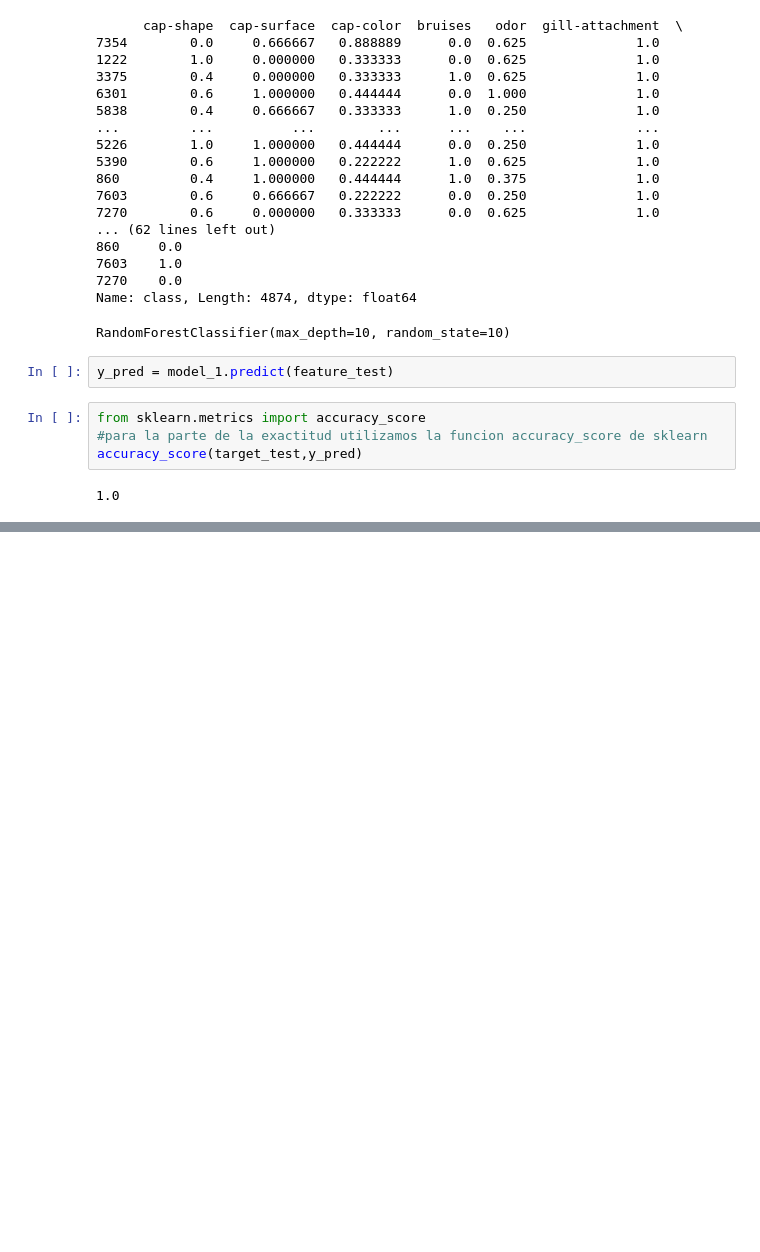
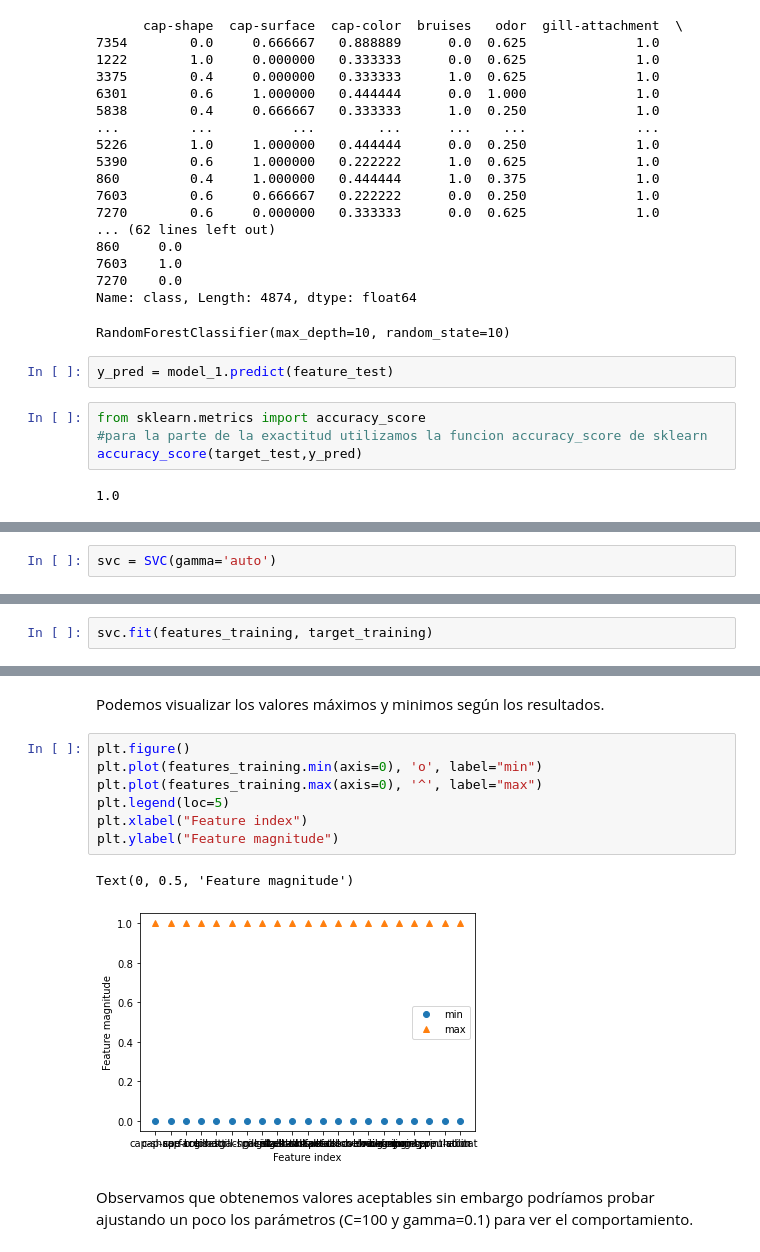
Before and after one commit to erickc80/tec_aprendizaje_automatico, a Jupyter notebook: Tarea-3/Tarea-3.ipynb, the cells around one changed output, grey strips where cells are left out. Drawn from its saved outputs; the diff is of its cells as text; blank space fills up the shorter version.

```diff
--- a/Tarea-3/Tarea-3.ipynb
+++ b/Tarea-3/Tarea-3.ipynb
@@ -712,0 +722,2 @@ accuracy_score(target_test,y_pred)
+# %%
+svc = SVC(gamma='auto')
@@ -712,0 +726,2 @@ accuracy_score(target_test,y_pred)
+# %%
+svc.fit(features_training, target_training)
@@ -712,0 +738,14 @@ accuracy_score(target_test,y_pred)
+# %% [markdown]
+Podemos visualizar los valores máximos y minimos según los resultados.
+# %%
+plt.figure()
+plt.plot(features_training.min(axis=0), 'o', label="min")
+plt.plot(features_training.max(axis=0), '^', label="max")
+plt.legend(loc=5)
+plt.xlabel("Feature index")
+plt.ylabel("Feature magnitude")
+# %% [output]
+Text(0, 0.5, 'Feature magnitude')
+[figure, added]
+# %% [markdown]
+Observamos que obtenemos valores aceptables sin embargo podríamos probar ajustando un poco los parámetros (C=100 y gamma=0.1) para ver el comportamiento.
```
Also changed, not shown: parts of 9 cells of this notebook.
